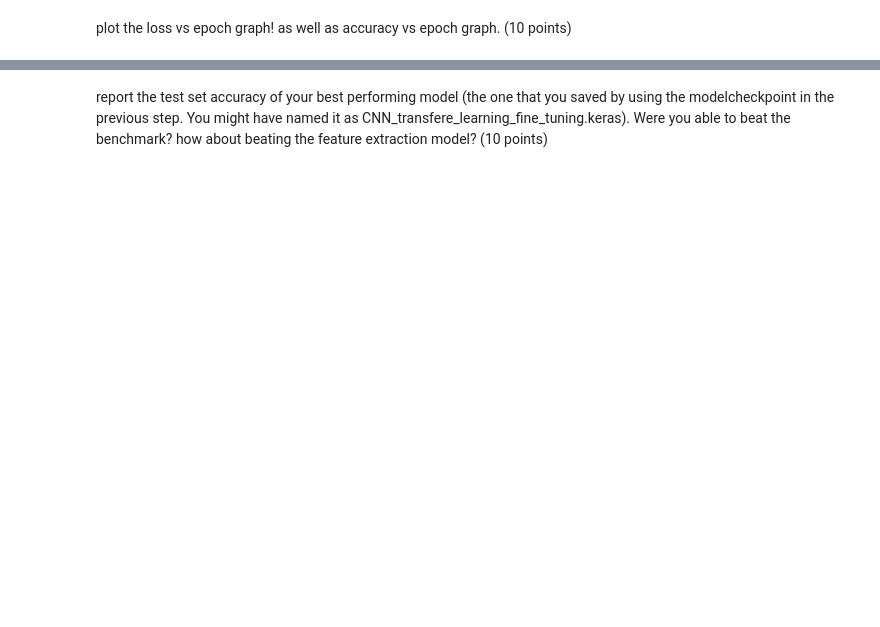
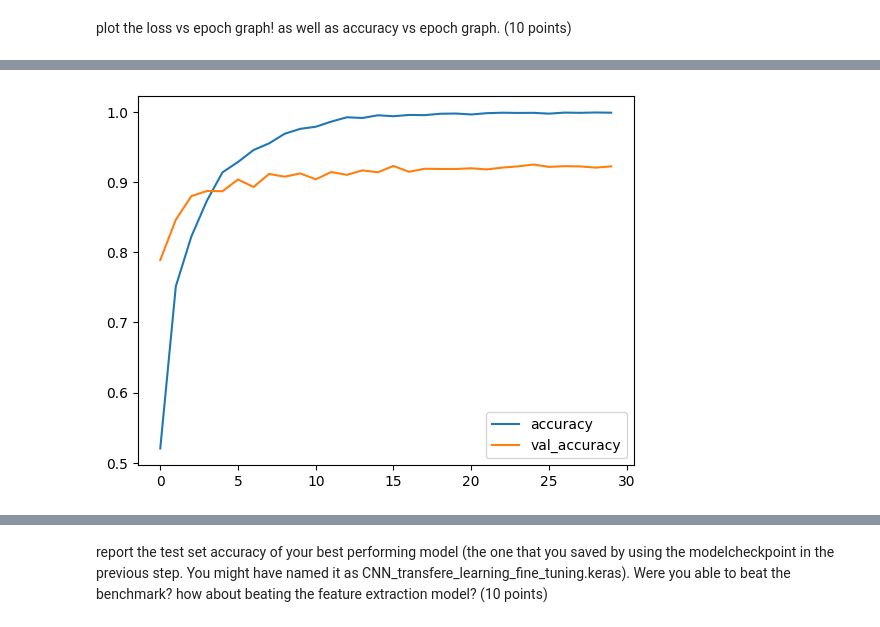
Before and after one commit to annelise-rasmussen/Deep_Learning_Projects, a Jupyter notebook: HW_5_2_AnneliseRasmussen.ipynb, the cells around one changed output, grey strips where cells are left out. Saved outputs shown, nothing was run; the diff lists cells and outputs as text; code cells hidden in the pictures; blank space fills up the shorter version.

```diff
--- a/HW_5_2_AnneliseRasmussen.ipynb
+++ b/HW_5_2_AnneliseRasmussen.ipynb
@@ -320,4 +430,16 @@ Whatever model architecture you picked from keras.api (vgg16, exception or etc),
 # %% [markdown]
 create your own neural network! (the input of this dense network is the same as your original input image (180*180*3) because we are fine-tuning our own model.  (10 points)
+# %%
+inputs = keras.Input(shape=(180, 180, 3))
+x = keras.applications.vgg16.preprocess_input(inputs)
+x = conv_base(x)
+x = layers.Flatten()(x)
+x = layers.Dense(128)(x)
+x = layers.Dropout(0.5)(x)
+outputs = layers.Dense(6, activation="softmax")(x)
+model = keras.Model(inputs, outputs)
+model.compile(loss="sparse_categorical_crossentropy",
+              optimizer=keras.optimizers.RMSprop(learning_rate=1e-5), # we pick very low learning rate to limit the magnitude of changes we make to the last 3 conv layers we are fine-tuning.
+              metrics=["accuracy"])
 # %% [markdown]
 report the model.summary(). How many parameters does not NN architecture has? how many of the are trainable and how many are no-trainable? (5 points)
@@ -324,2 +468,9 @@ report the model.summary(). How many parameters does not NN architecture has? ho
 # %% [markdown]
 train your model using model.fit(). Make sure you save the best one by adding the modelcheckpoint to your callback list. (5 points)
+# %%
+modelcheckpoint  = ModelCheckpoint(filepath="ft_cnn_model",save_best_only=True, monitor="val_loss")
+callback_list    = [modelcheckpoint]
+# %%
+history = model.fit(train_dataset,
+                              epochs=30, validation_data=validation_dataset,
+                              callbacks=callback_list)
@@ -326,2 +495,5 @@ train your model using model.fit(). Make sure you save the best one by adding th
 # %% [markdown]
 plot the loss vs epoch graph! as well as accuracy vs epoch graph. (10 points)
+# %%
+metrics = pd.DataFrame(history.history)
+metrics.head()
@@ -327,0 +507,5 @@ plot the loss vs epoch graph! as well as accuracy vs epoch graph. (10 points)
+# %%
+metrics[['accuracy','val_accuracy']].plot()
+plt.show()
+# %% [output]
+[figure, added]
```
Also changed, not shown: parts of 30 cells of this notebook.
